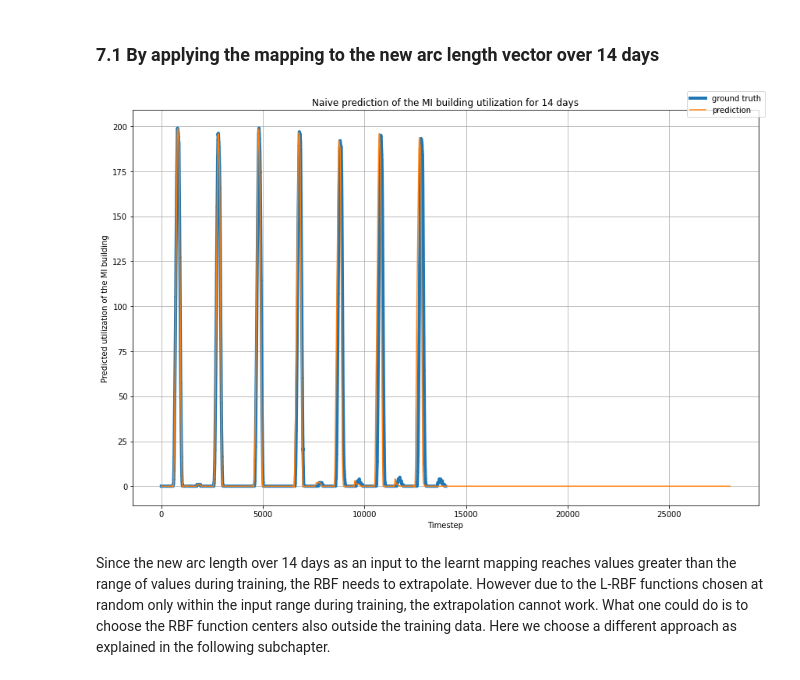
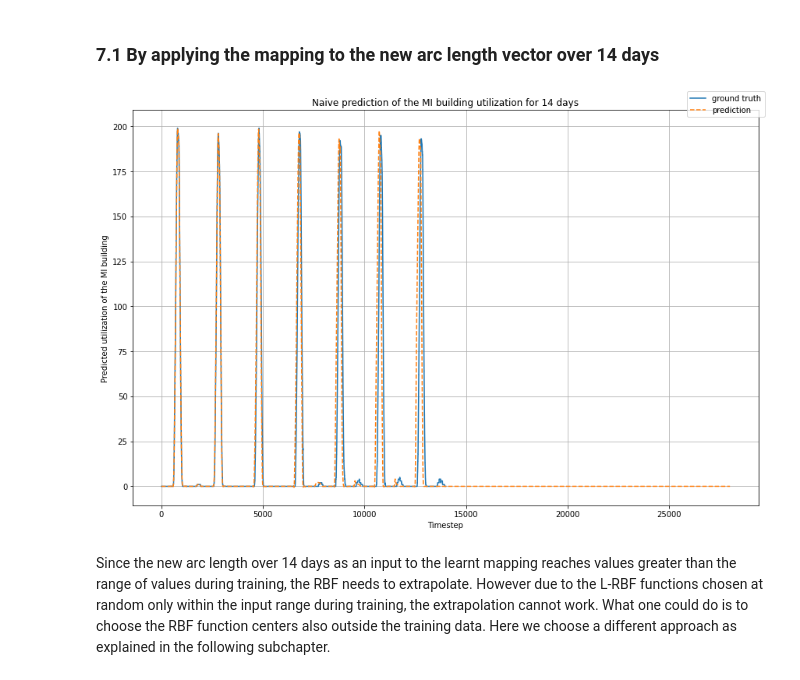
Before and after one commit to sonmikrafft-uni-MLCMS/ex5, a Jupyter notebook: task_5.ipynb, the cells around one changed output. Cells and saved outputs as stored; diff of their text form; code cells hidden in the pictures.

Commit message:
Adjusting the linetype of prediction to be dotted while same width

```diff
--- a/task_5.ipynb
+++ b/task_5.ipynb
@@ -288,18 +288,18 @@ fig.savefig("plots/5_state_space_prediction_mi_building.pdf", bbox_inches="tight
 # %%
 pred = rbf.predict(arc_length_14_days)
 
 fig, ax = plt.subplots(figsize=(12, 8))
-ax.plot(df.iloc[:, 0], label="ground truth", lineWidth=4)
-ax.plot(pred, label="prediction")
+ax.plot(df.iloc[:, 0], label="ground truth")
+ax.plot(pred, label="prediction", ls="--")
 ax.set_xlabel("Timestep")
 ax.set_ylabel("Predicted utilization of the MI building")
 ax.set_title("Naive prediction of the MI building utilization for 14 days")
 ax.grid(True)
 fig.legend(loc="upper right")
 fig.tight_layout()
 fig.savefig("plots/5_state_space_naive_prediction_mi_building_14d.pdf", bbox_inches="tight")
 # %% [output]
-[figure, old version]
+[figure, new version]
 # %% [markdown]
 Since the new arc length over 14 days as an input to the learnt mapping reaches values greater than the range of values during training, the RBF needs to extrapolate.
 However due to the L-RBF functions chosen at random only within the input range during training, the extrapolation cannot work.
```
Also changed, not shown: parts of 2 cells of this notebook.
